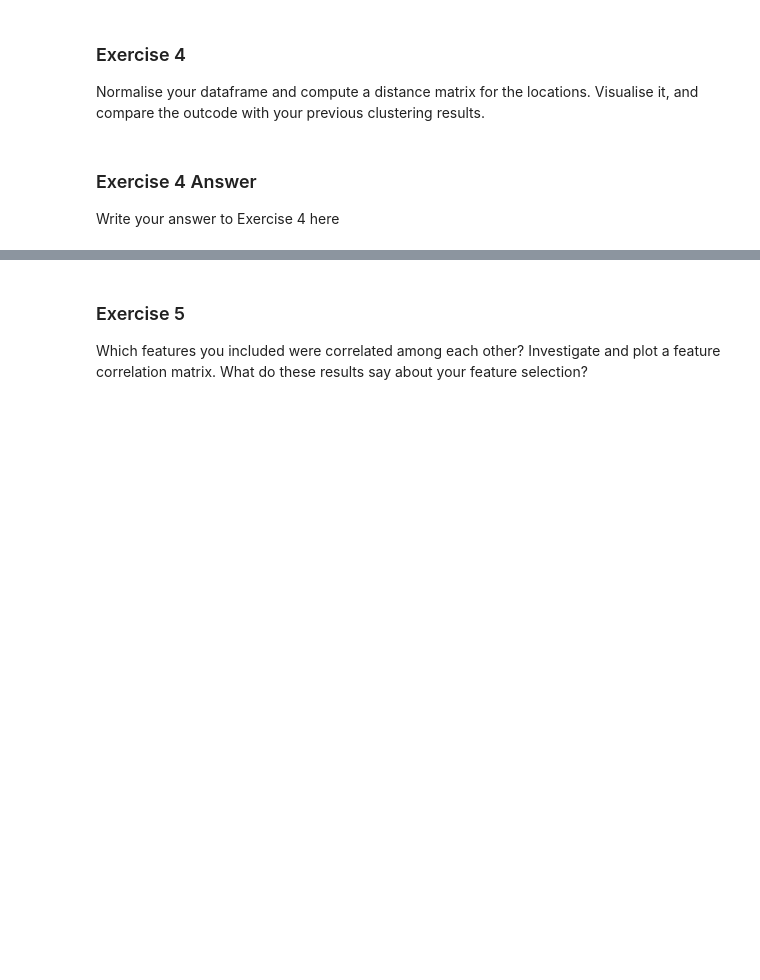
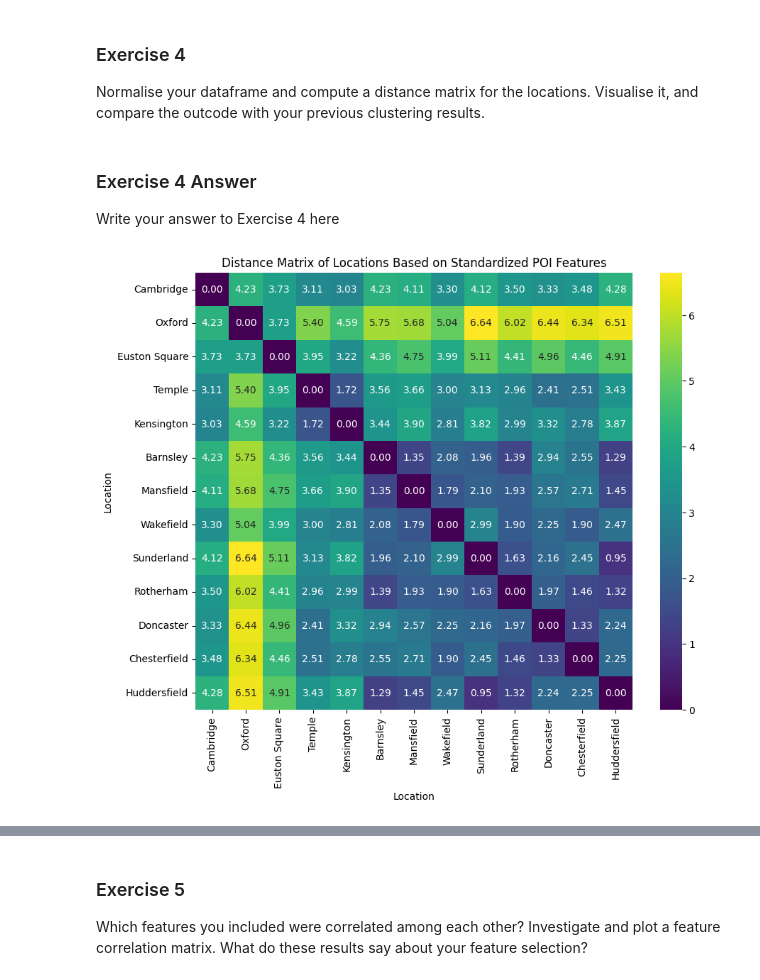
Before and after one commit to TomChen1501/CST, a Jupyter notebook: _notebooks/02-access-assess-geospatial.ipynb, the cells around one changed output, grey strips where cells are left out. Cells and saved outputs as stored; diff of their text form; code cells hidden in the pictures; blank space fills up the shorter version.

```diff
--- a/_notebooks/02-access-assess-geospatial.ipynb
+++ b/_notebooks/02-access-assess-geospatial.ipynb
@@ -346,8 +495,8 @@ can also search for specific tags like this:
 # %%
 # Modify this dict
 tags = {
-    "amenity": ["university"],
-    "historic": True,
+    "amenity": ["university", "police"],
+    "building": True,
     "leisure": True,
     "shop": True,
     "tourism": True,
@@ -419,0 +646,24 @@ Write your answer to Exercise 4 here
+# %%
+from scipy.spatial.distance import pdist, squareform
+
+features_df = pois_df.drop(columns=["location", "cluster"])
+
+# Normalize the data using StandardScaler
+scaler = StandardScaler()
+normalized_df = pd.DataFrame(scaler.fit_transform(features_df),
+                             columns=features_df.columns,
+                             index=pois_df['location'])
+
+# Euclidean distance
+distance_matrix = pd.DataFrame(squareform(pdist(normalized_df, metric='euclidean')),
+                               index=normalized_df.index,
+                               columns=normalized_df.index)
+
+plt.figure(figsize=(10, 8))
+sns.heatmap(distance_matrix, cmap="viridis", annot=True, fmt=".2f", square=True)
+plt.title("Distance Matrix of Locations Based on Standardized POI Features")
+plt.xlabel("Location")
+plt.ylabel("Location")
+plt.show()
+# %% [output]
+[figure, added]
```
Also changed, not shown: parts of 27 cells of this notebook.
